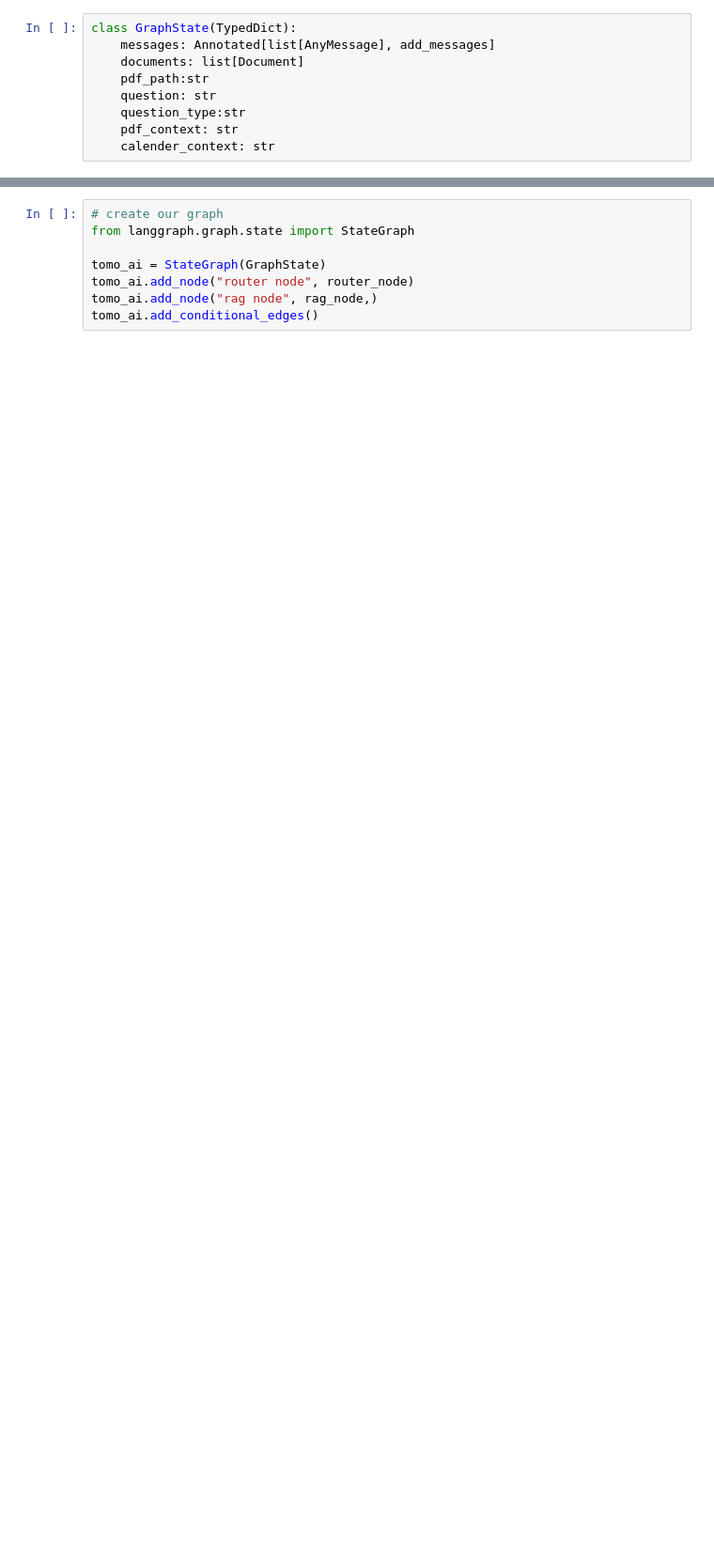
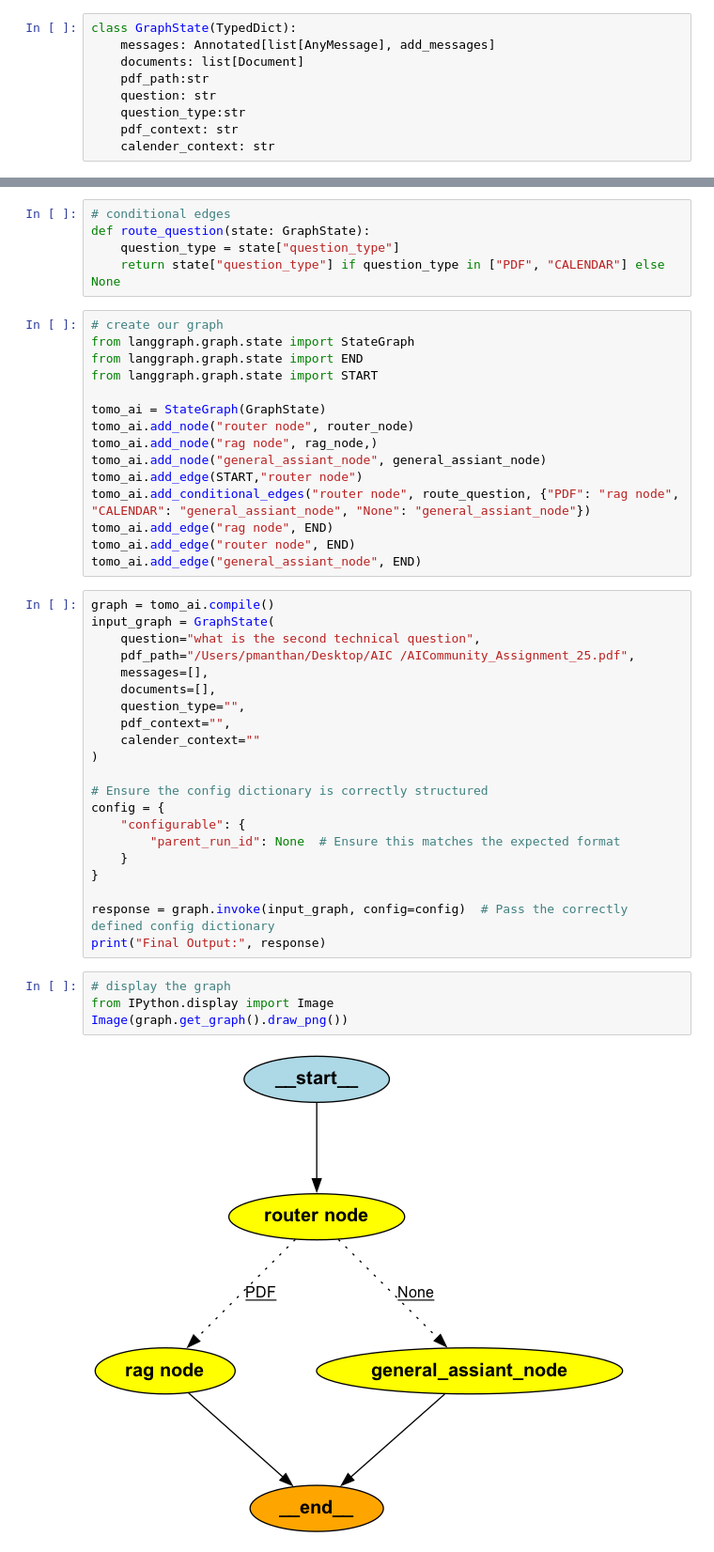
Before and after one commit to manthan9986/tomo.ai, a Jupyter notebook: tomo-ai-chatbot.ipynb, the cells around one changed output, grey strips where cells are left out. Shown at 94% size. Cells and saved outputs as stored; diff of their text form; blank space fills up the shorter version.

```diff
--- a/tomo-ai-chatbot.ipynb
+++ b/tomo-ai-chatbot.ipynb
@@ -149,8 +168,47 @@ def rag_node(state:GraphState):
+# %%
+# conditional edges
+def route_question(state: GraphState):
+    question_type = state["question_type"]
+    return state["question_type"] if question_type in ["PDF", "CALENDAR"] else None
 # %%
 # create our graph
 from langgraph.graph.state import StateGraph
+from langgraph.graph.state import END
+from langgraph.graph.state import START
 
 tomo_ai = StateGraph(GraphState)
 tomo_ai.add_node("router node", router_node)
 tomo_ai.add_node("rag node", rag_node,)
-tomo_ai.add_conditional_edges()
+tomo_ai.add_node("general_assiant_node", general_assiant_node)
+tomo_ai.add_edge(START,"router node")
+tomo_ai.add_conditional_edges("router node", route_question, {"PDF": "rag node", "CALENDAR": "general_assiant_node", "None": "general_assiant_node"})
+tomo_ai.add_edge("rag node", END)
+tomo_ai.add_edge("router node", END)
+tomo_ai.add_edge("general_assiant_node", END)
+# %%
+graph = tomo_ai.compile()
+input_graph = GraphState(
+    question="what is the second technical question",
+    pdf_path="/Users/pmanthan/Desktop/AIC /AICommunity_Assignment_25.pdf",
+    messages=[],
+    documents=[],
+    question_type="",
+    pdf_context="",
+    calender_context=""
+)
+
+# Ensure the config dictionary is correctly structured
+config = {
+    "configurable": {
+        "parent_run_id": None  # Ensure this matches the expected format
+    }
+}
+
+response = graph.invoke(input_graph, config=config)  # Pass the correctly defined config dictionary
+print("Final Output:", response)
+# %%
+# display the graph
+from IPython.display import Image
+Image(graph.get_graph().draw_png())
+# %% [output]
+[figure, added]
```
Also changed, not shown: parts of 2 cells of this notebook.
